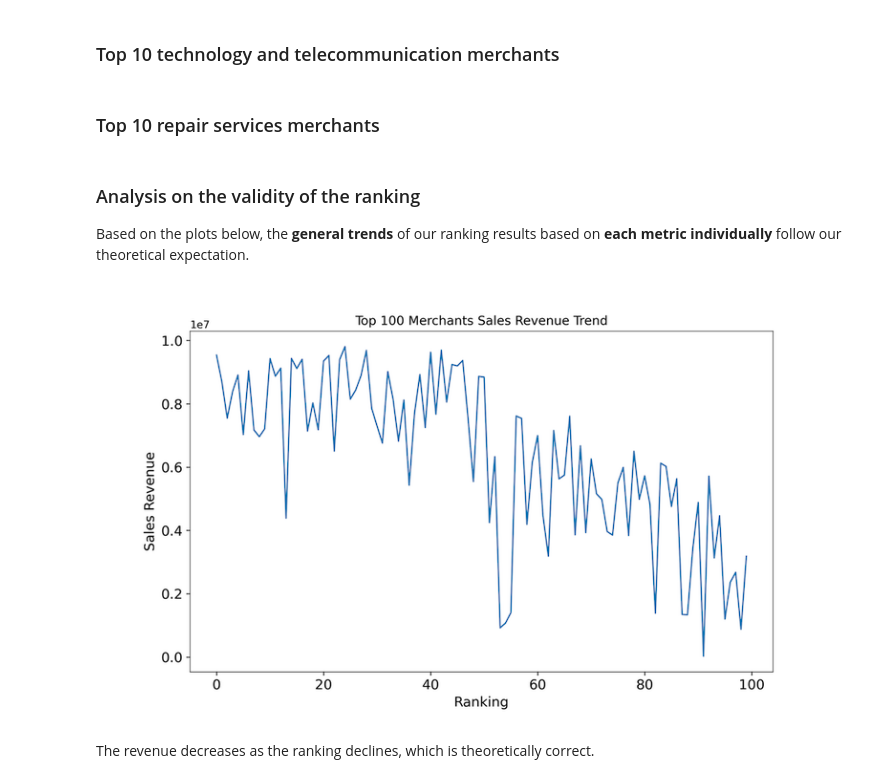
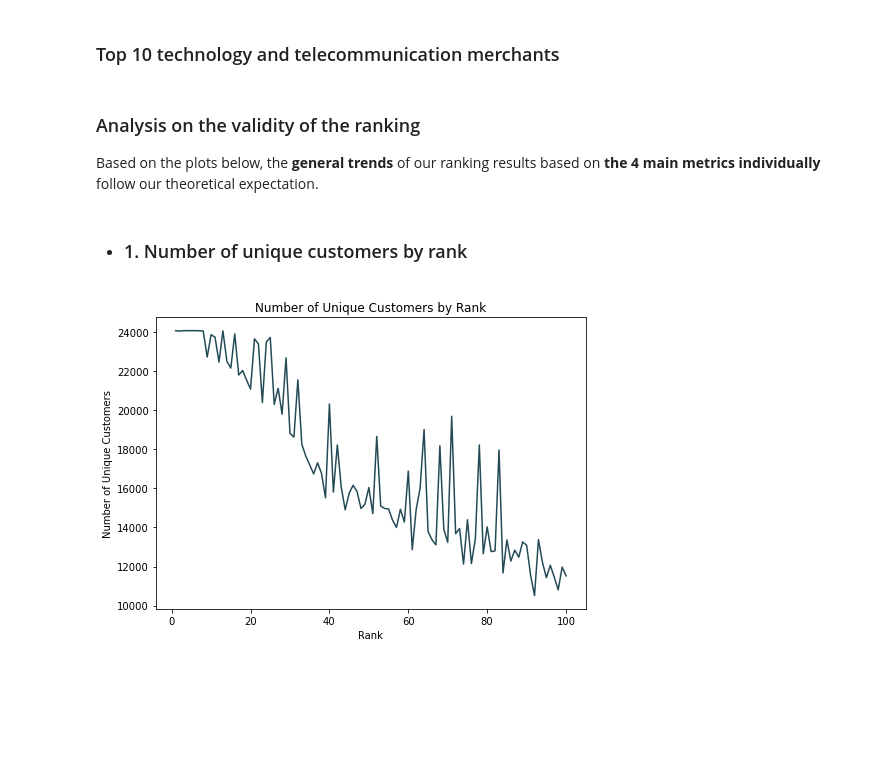
Before and after one commit to MAST30034-Applied-Data-Science/generic-buy-now-pay-later-project-group-19, a Jupyter notebook: notebooks/Project Summary Notebook.ipynb, the cells around one changed output. Cells and saved outputs as stored; diff of their text form; code cells hidden in the pictures; blank space fills up the shorter version.

```diff
--- a/notebooks/Project Summary Notebook.ipynb
+++ b/notebooks/Project Summary Notebook.ipynb
@@ -634,5 +641,5 @@ Using the ranking model, the top 100 merchants overall as well as top 10 merchan
 # %% [markdown]
 ### Top 100 merchants overall
 # %%
-top_100 = pd.read_csv("/Users/oliver/Downloads/top-100.csv", index_col=0)
+top_100 = pd.read_csv("../models/top-100-merchants.csv")
 top_100
@@ -644,13 +665,28 @@ top_100
 ### Top 10 home furnishings merchants
 # %% [markdown]
 ### Top 10 technology and telecommunication merchants
-# %% [markdown]
-### Top 10 repair services merchants
 # %% [markdown]
 ### <a name="trend"></a>Analysis on the validity of the ranking
 
-Based on the plots below, the **general trends** of our ranking results based on **each metric individually** follow our theoretical expectation.
+Based on the plots below, the **general trends** of our ranking results based on **the 4 main metrics individually** follow our theoretical expectation.
+<br>
+<br>
 
-![top_100_sales_trend-3.png](attachment:top_100_sales_trend-3.png)
-
-The revenue decreases as the ranking declines, which is theoretically correct.
+- ### 1. Number of unique customers by rank
+# %%
+# Plot number of unique customer trend by rank
+fig, ax = plt.subplots(1, figsize=(7, 5))
+ax = sns.lineplot(top_100['rank'],top_100['unique_customers'], color='#234a55', sort=True)
+fig = ax.figure
+
+ax.xaxis.set_tick_params(labelsize=10)
+ax.yaxis.set_tick_params(labelsize=10)
+ax.set_ylabel('Number of Unique Customers', fontsize=10)
+ax.set_xlabel('Rank', fontsize=10)
+plt.xticks(rotation=0)
+plt.title("Number of Unique Customers by Rank")
+
+fig.tight_layout()
+fig.savefig('../plots/top_100_unique_customers.png', dpi=300)
+# %% [output]
+[figure, added]
```
Also changed, not shown: parts of 28 cells of this notebook, 9 other files.
